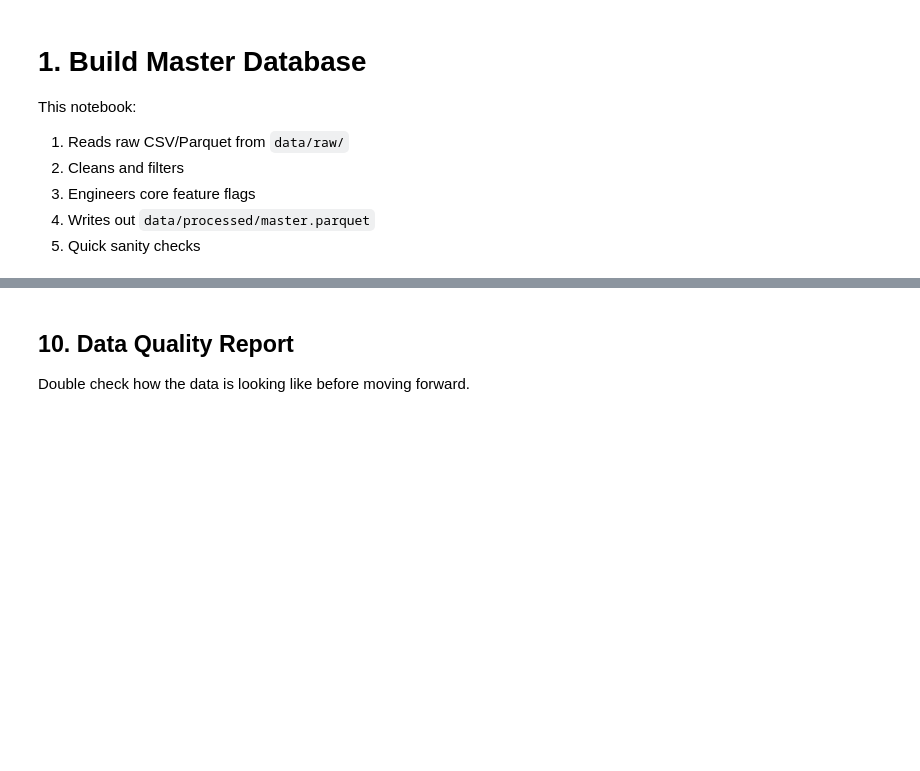
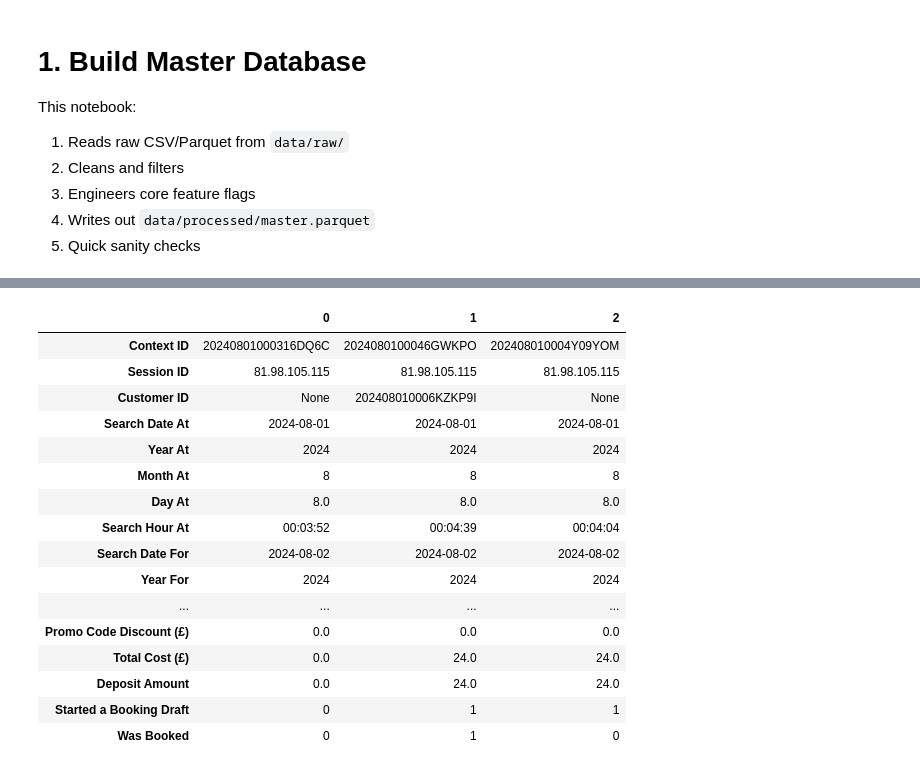
Before and after one commit to mcarvalhosa/Clays_LondonLAB_Project, a Jupyter notebook: code/1_ingest.ipynb, the cells around one changed output, grey strips where cells are left out. Drawn from its saved outputs; the diff is of its cells as text; code cells hidden in the pictures; blank space fills up the shorter version.

```diff
--- a/code/1_ingest.ipynb
+++ b/code/1_ingest.ipynb
@@ -279,18 +347,0 @@ venue_map = (
-# %%
-## 4. Booking Indicator & Rates
-df['was_booked'] = df['Booking ID'].notnull().astype(int)
-
-slot_agg = (
-    df.groupby(['Venue Name', 'search_date_for', 'search_hour_for'], as_index=False)
-      .agg(
-          n_searches   = ('was_booked', 'size'),
-          n_bookings   = ('was_booked', 'sum'),
-          lead_time    = ('lead_time',  'median'),   # or 'mean'
-          day_of_week  = ('day_of_week','first'),    # same within a group
-          is_weekend   = ('is_weekend','first')
-      )
-)
-slot_agg['booking_rate'] = slot_agg['n_bookings'] / slot_agg['n_searches']
-
-
-print(f"✔ Aggregated into {len(slot_agg)} slots")
@@ -301,18 +347,0 @@ print(f"✔ Aggregated into {len(slot_agg)} slots")
-# %%
-## 5. Price & Availability Features
-
-# rename raw columns
-df = df.rename(columns={
-  'Search Charge':'price_shown',
-  'Was Search Available':'avail_flag'
-})
-
-price_avail = (
-  df.groupby(['Venue Name','search_date_for','search_hour_for'], as_index=False)
-    .agg(
-      avg_price=('price_shown','mean'),
-      pct_avail=('avail_flag','mean')
-    )
-)
-
-print("✔ Price & availability computed")
@@ -433,3 +347,0 @@ None
-# %% [markdown]
-## 10. Data Quality Report
-Double check how the data is looking like before moving forward.
@@ -459,0 +348,20 @@ Double check how the data is looking like before moving forward.
+# %%
+display(df.head(3).T)
+# %% [output]
+|  | 0 | 1 | 2 |
+| Context ID | 20240801000316DQ6C | 2024080100046GWKPO | 202408010004Y09YOM |
+| Session ID | 81.98.105.115 | 81.98.105.115 | 81.98.105.115 |
+| Customer ID | None | 202408010006KZKP9I | None |
+| Search Date At | 2024-08-01 | 2024-08-01 | 2024-08-01 |
+| Year At | 2024 | 2024 | 2024 |
+| Month At | 8 | 8 | 8 |
+| Day At | 8.0 | 8.0 | 8.0 |
+| Search Hour At | 00:03:52 | 00:04:39 | 00:04:04 |
+| Search Date For | 2024-08-02 | 2024-08-02 | 2024-08-02 |
+| Year For | 2024 | 2024 | 2024 |
+| ... | ... | ... | ... |
+| Promo Code Discount (£) | 0.0 | 0.0 | 0.0 |
+| Total Cost (£) | 0.0 | 24.0 | 24.0 |
+| Deposit Amount | 0.0 | 24.0 | 24.0 |
+| Started a Booking Draft | 0 | 1 | 1 |
+| Was Booked | 0 | 1 | 0 |
```
Also changed, not shown: parts of 34 cells of this notebook, 4 other files.
